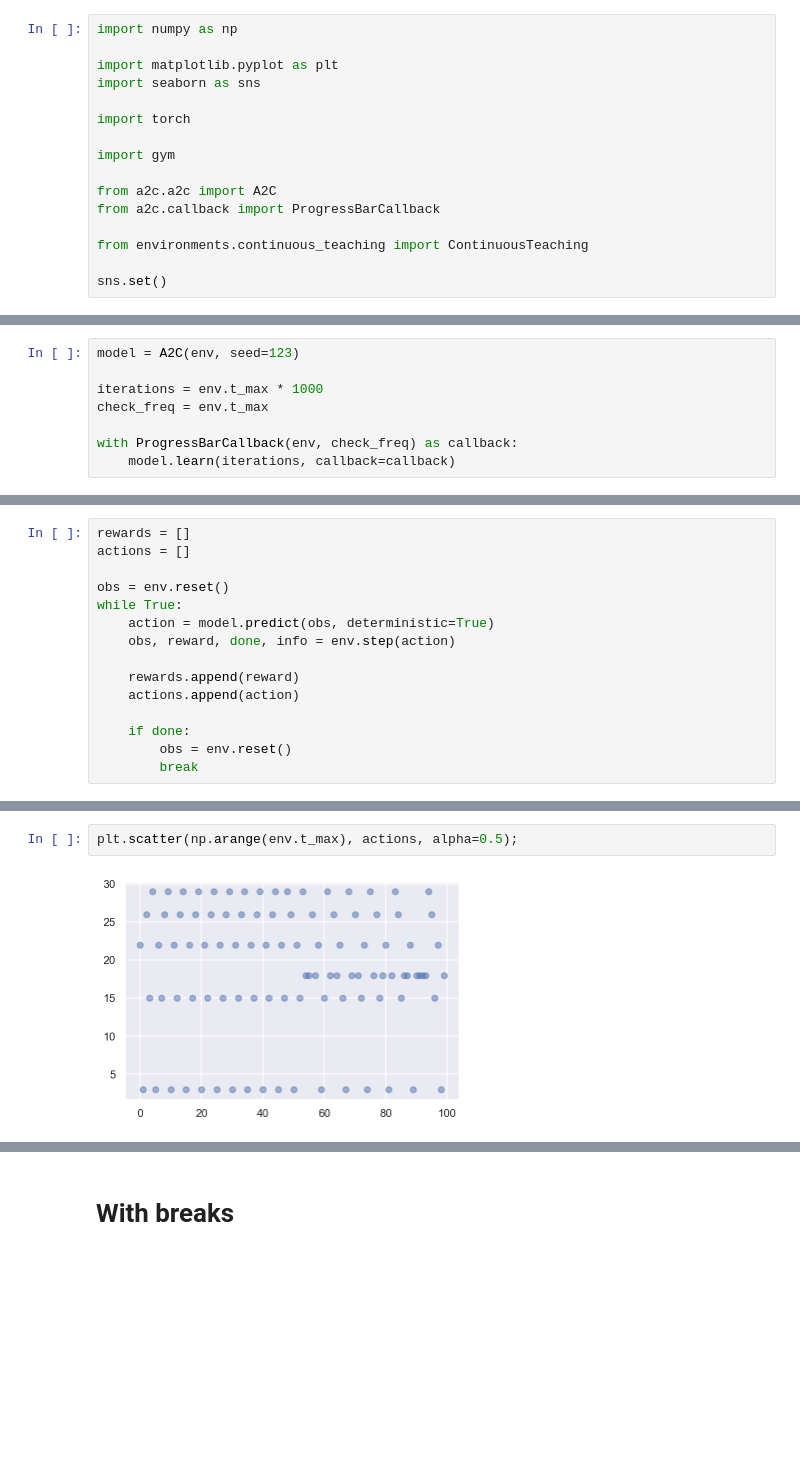
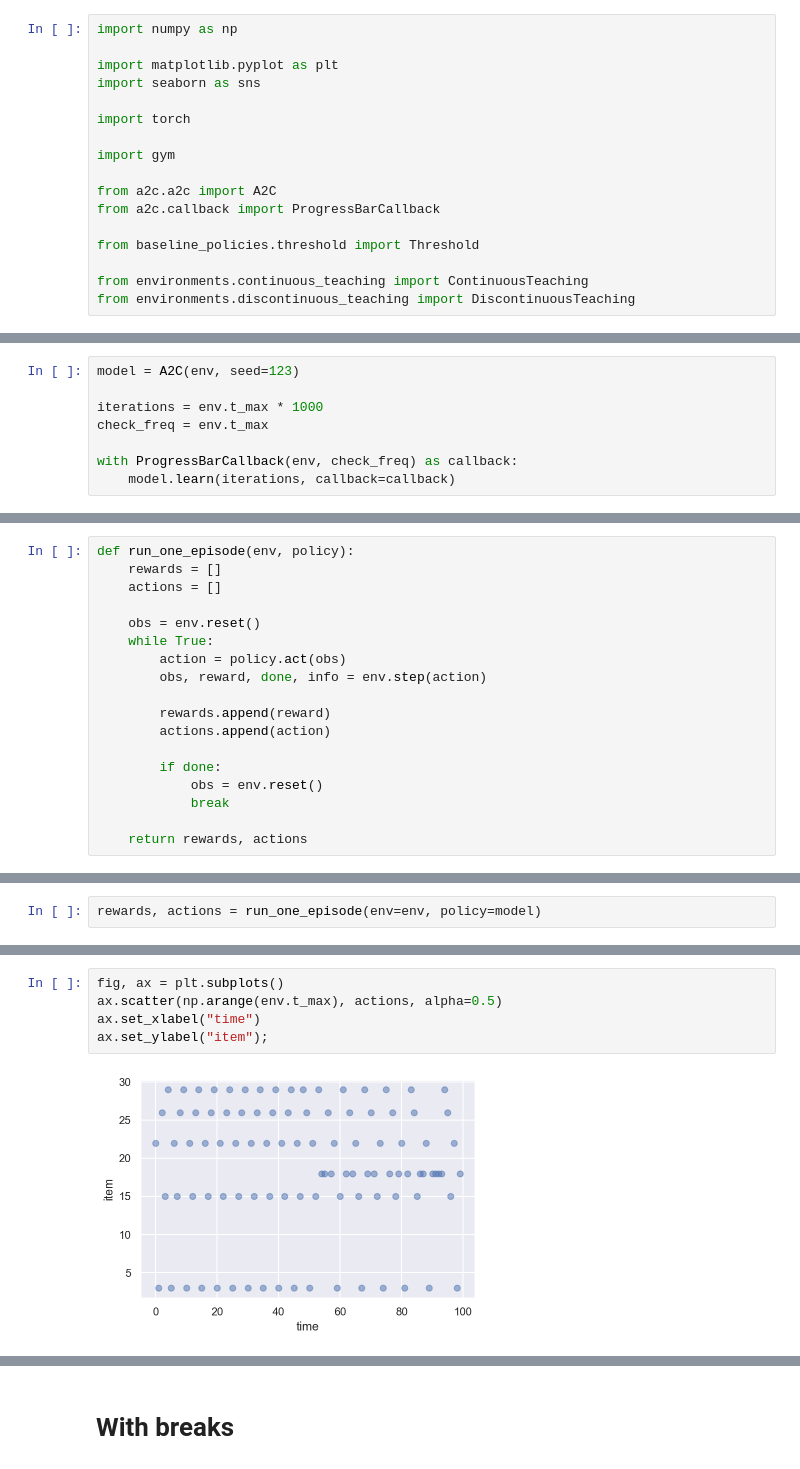
Before and after one commit to AurelienNioche/ActiveTeachingCollaborative, a Jupyter notebook: planning/using-a2c/using-a2c.ipynb, the cells around one changed output, grey strips where cells are left out. Cells and saved outputs as stored; diff of their text form; blank space fills up the shorter version.

```diff
--- a/planning/using-a2c/using-a2c.ipynb
+++ b/planning/using-a2c/using-a2c.ipynb
@@ -11,9 +11,10 @@ import gym
 from a2c.a2c import A2C
 from a2c.callback import ProgressBarCallback
 
+from baseline_policies.threshold import Threshold
+
 from environments.continuous_teaching import ContinuousTeaching
-
-sns.set()
+from environments.discontinuous_teaching import DiscontinuousTeaching
 # %%
 %config InlineBackend.figure_format = "retina"
 sns.set()
@@ -36,16 +38,19 @@ plt.plot([np.mean(r) for r in callback.hist_rewards])
 [figure]
 # %%
-rewards = []
-actions = []
+def run_one_episode(env, policy):
+    rewards = []
+    actions = []
 
-obs = env.reset()
-while True:
-    action = model.predict(obs, deterministic=True)
-    obs, reward, done, info = env.step(action)
+    obs = env.reset()
+    while True:
+        action = policy.act(obs)
+        obs, reward, done, info = env.step(action)
 
-    rewards.append(reward)
-    actions.append(action)
+        rewards.append(reward)
+        actions.append(action)
 
-    if done:
-        obs = env.reset()
-        break
+        if done:
+            obs = env.reset()
+            break
+
+    return rewards, actions
@@ -56 +57,3 @@ env.n_item
+# %%
+rewards, actions = run_one_episode(env=env, policy=model)
 # %%
@@ -68,4 +72,7 @@ np.sum(rewards), np.std(rewards)
 # %%
-plt.scatter(np.arange(env.t_max), actions, alpha=0.5);
+fig, ax = plt.subplots()
+ax.scatter(np.arange(env.t_max), actions, alpha=0.5)
+ax.set_xlabel("time")
+ax.set_ylabel("item");
 # %% [output]
-[figure, old version]
+[figure, new version]
```
Also changed, not shown: parts of 26 cells of this notebook, 11 other files.
